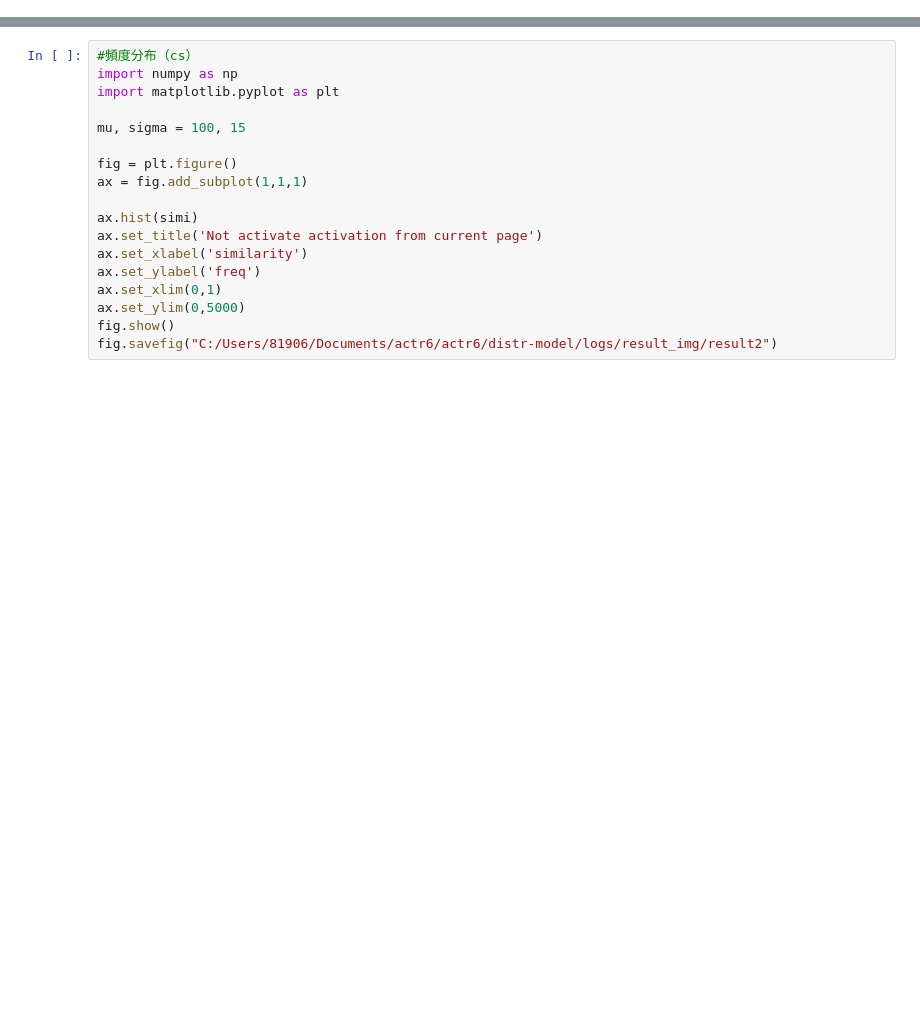
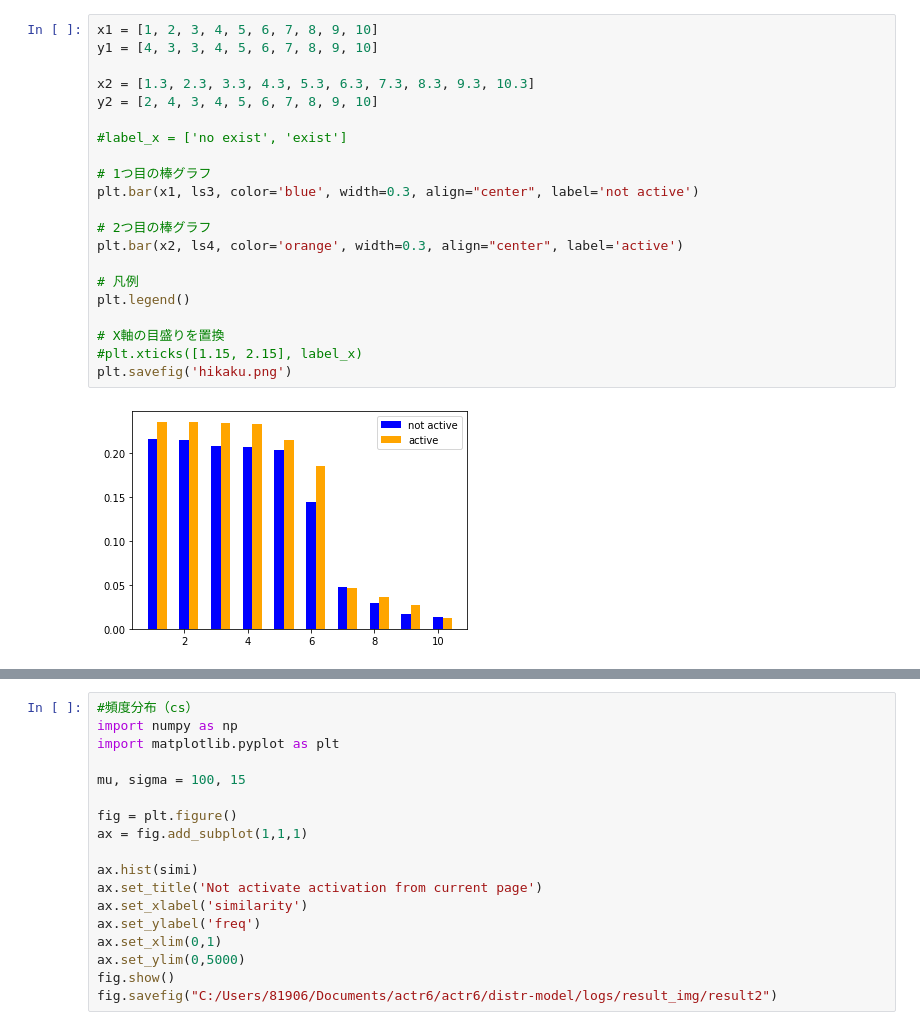
Before and after one commit to kisikisikisi/data-analytics, a Jupyter notebook: similarity.ipynb, the cells around one changed output, grey strips where cells are left out. Drawn from its saved outputs; the diff is of its cells as text; blank space fills up the shorter version.

```diff
--- a/similarity.ipynb
+++ b/similarity.ipynb
@@ -148,3 +246,26 @@ def main(ls,flag):
+# %%
+x1 = [1, 2, 3, 4, 5, 6, 7, 8, 9, 10]
+y1 = [4, 3, 3, 4, 5, 6, 7, 8, 9, 10]
+
+x2 = [1.3, 2.3, 3.3, 4.3, 5.3, 6.3, 7.3, 8.3, 9.3, 10.3]
+y2 = [2, 4, 3, 4, 5, 6, 7, 8, 9, 10]
+
+#label_x = ['no exist', 'exist']
+
+# 1つ目の棒グラフ
+plt.bar(x1, ls3, color='blue', width=0.3, align="center", label='not active')
+
+# 2つ目の棒グラフ
+plt.bar(x2, ls4, color='orange', width=0.3, align="center", label='active')
+
+# 凡例
+plt.legend()
+
+# X軸の目盛りを置換
+#plt.xticks([1.15, 2.15], label_x)
+plt.savefig('hikaku.png')
+# %% [output]
+[figure, added]
 # %%
 simi_cs
 # %% [output]
```
Also changed, not shown: parts of 30 cells of this notebook, 3 other files.
